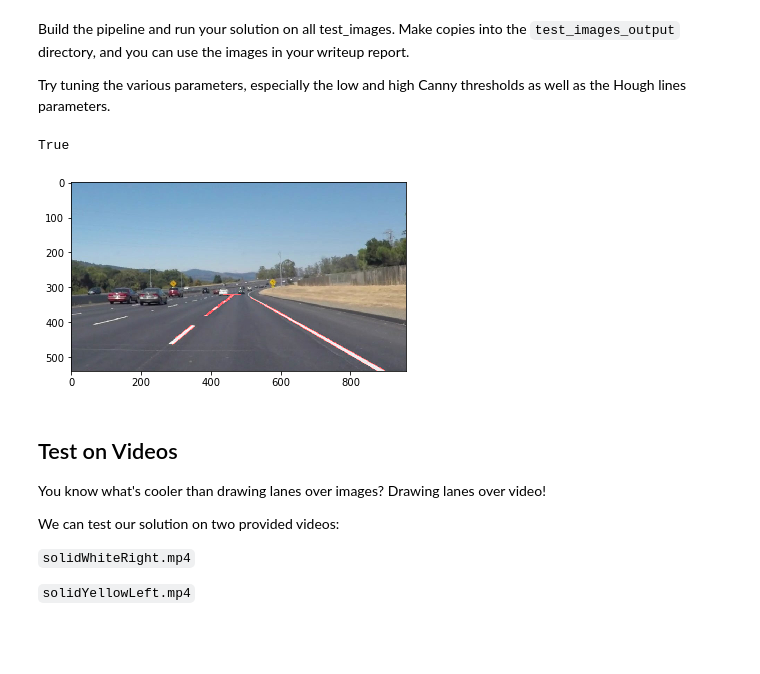
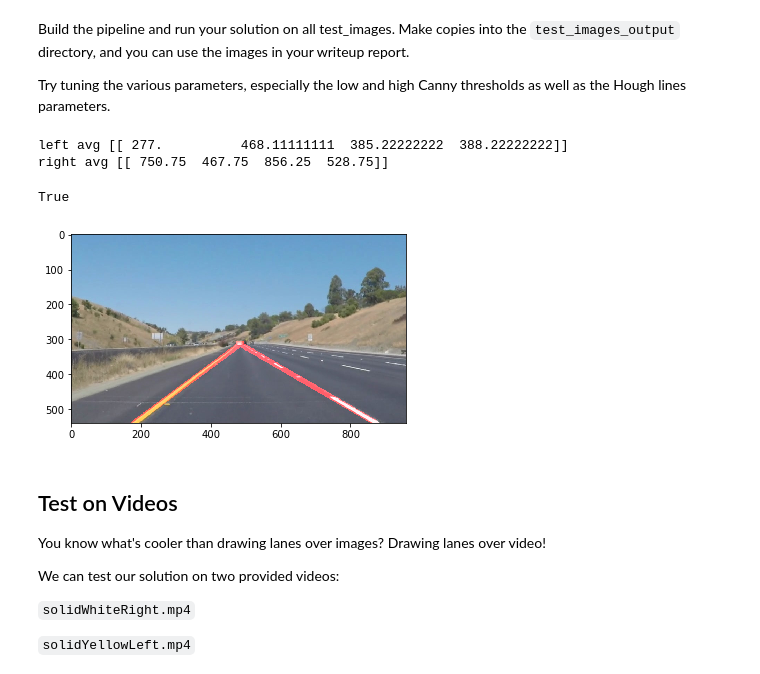
Before and after one commit to johnadams2076/CarND-LaneLines-P1_1, a Jupyter notebook: P1.ipynb, the cells around one changed output. Drawn from its saved outputs; the diff is of its cells as text; code cells hidden in the pictures; blank space fills up the shorter version.

Commit message:
Implemented Draw Lines to extrapolate lane markers.

```diff
--- a/P1.ipynb
+++ b/P1.ipynb
@@ -198,38 +231,41 @@ Try tuning the various parameters, especially the low and high Canny thresholds
 # %%
 # TODO: Build your pipeline that will draw lane lines on the test_images
 # then save them to the test_images_output directory.
 
 def pipeline(image):
+
+    # Grayscale the image
     grayscaleImage = grayscale(image)
-    gaussBlurImage = gaussian_blur(grayscaleImage, kernel_size = 3)
+
+    # Define a kernel size and apply Gaussian smoothing
+    gaussBlurImage = gaussian_blur(grayscaleImage, kernel_size = 7)
     cannyImage = canny(gaussBlurImage, low_threshold = 50, high_threshold =150)
-
 
     # This time we are defining a four sided polygon to mask
     imshape = image.shape
-    vertices = np.array([[(150,imshape[0]),(450, 308), (470, 308), (950,imshape[0])]], dtype=np.int32)
+    vertices = np.array([[(150,imshape[0]),(450, 311), (470, 311), (950,imshape[0])]], dtype=np.int32)
     roiImage = region_of_interest(cannyImage, vertices)
     # Define the Hough transform parameters
     rho = 2 # distance resolution in pixels of the Hough grid
     theta = np.pi/180 # angular resolution in radians of the Hough grid
     threshold = 15     # minimum number of votes (intersections in Hough grid cell)
     min_line_len = 40 #minimum number of pixels making up a line
     max_line_gap = 20    # maximum gap in pixels between connectable line segments
     line_image = hough_lines(roiImage, rho, theta, threshold, min_line_len, max_line_gap)
-    # Create a "color" binary image to combine with original image
-    color_edges = np.dstack((cannyImage, cannyImage, cannyImage))
 
     weightedImage = weighted_img(image, line_image, α=0.8, β=1., γ=0.)
     return weightedImage
 
 # Read in the image
-image = mpimg.imread("test_images/solidWhiteCurve.jpg")
+image = mpimg.imread("test_images/whiteCarLaneSwitch.jpg")
 weightedImage = pipeline(image)
 plt.imshow(weightedImage)
-cv2.imwrite("test_images_output/SolidWhiteCurve_Output.jpg", weightedImage)
+cv2.imwrite("test_images_output/whiteCarLaneSwitch_Output.jpg", weightedImage)
 # %% [output]
-True
+left avg [[ 277.          468.11111111  385.22222222  388.22222222]]
+right avg [[ 750.75  467.75  856.25  528.75]]
+True
-[figure, old version]
+[figure, new version]
 # %% [markdown]
 ## Test on Videos
 
```
Also changed, not shown: parts of 1 cell of this notebook, 6 other files.
